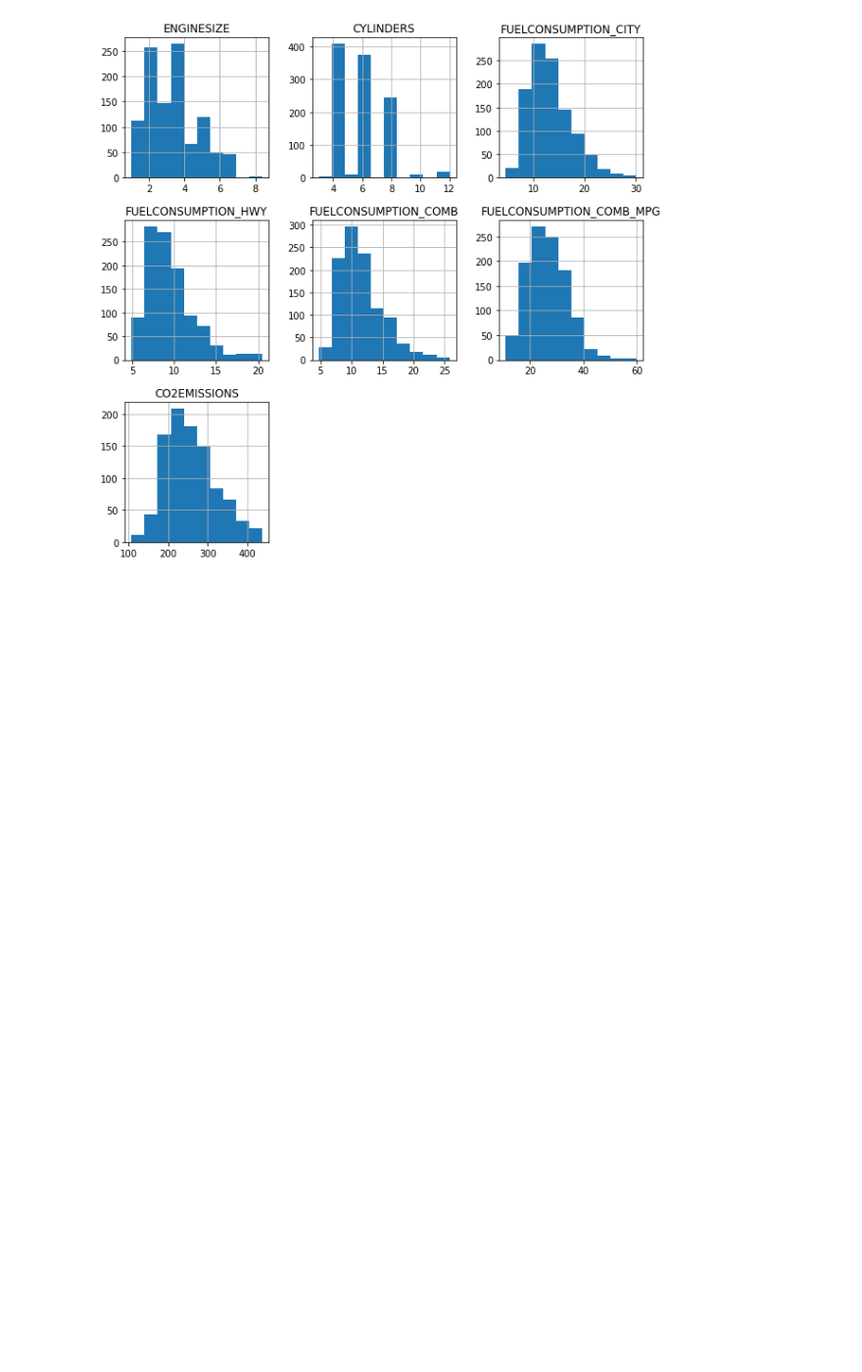
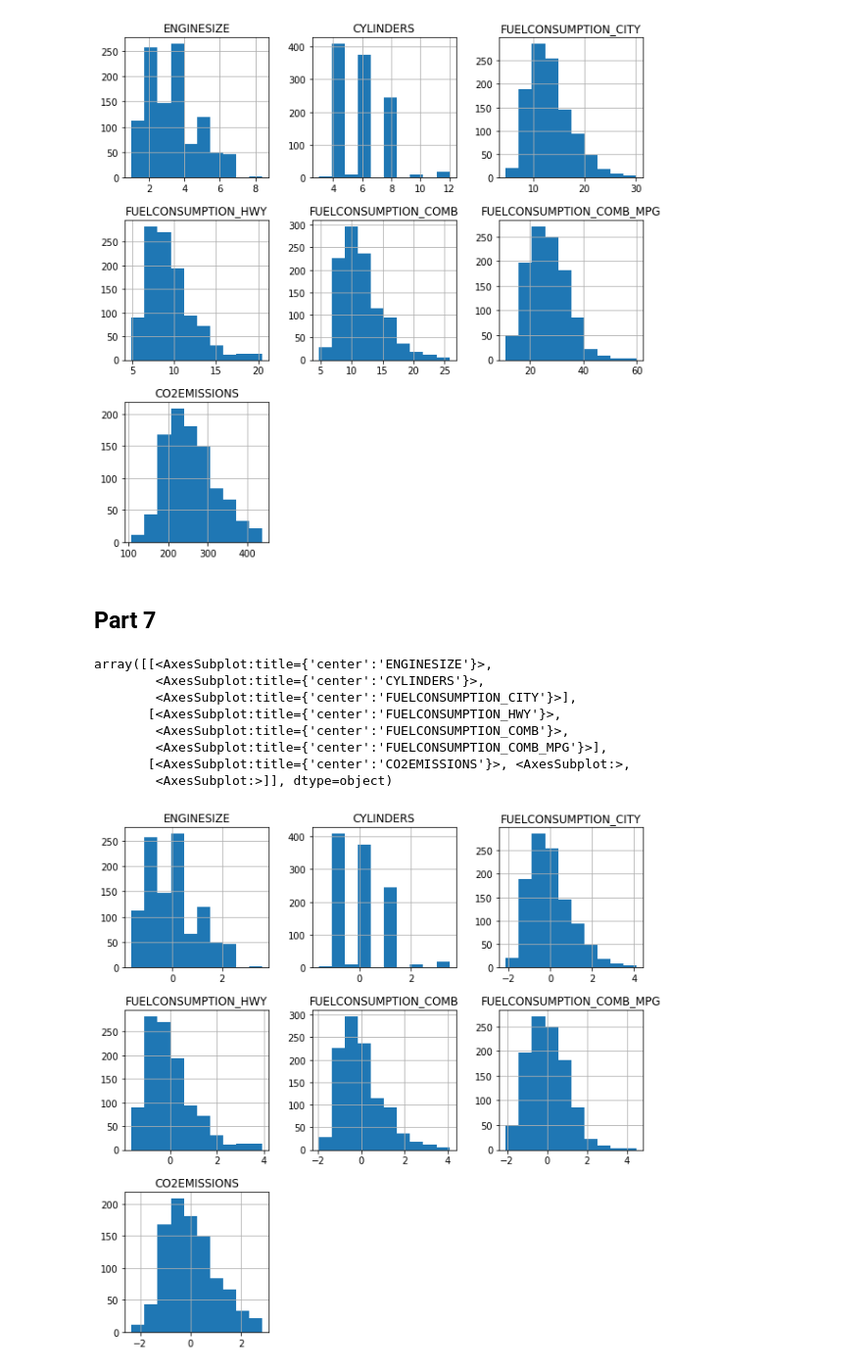
Before and after one commit to SM2A/Artificial_Intelligence_Course_Projects, a Jupyter notebook: CA0/Report.ipynb, the cells around one changed output. Shown: that part at 98% size. Saved outputs shown, nothing was run; the diff lists cells and outputs as text; code cells hidden in the pictures; blank space fills up the shorter version.

Commit message:
Part 7

```diff
--- a/CA0/Report.ipynb
+++ b/CA0/Report.ipynb
@@ -169,3 +169,38 @@ array([[<AxesSubplot:title={'center':'ENGINESIZE'}>,
        [<AxesSubplot:title={'center':'CO2EMISSIONS'}>, <AxesSubplot:>,
         <AxesSubplot:>]], dtype=object)
 [figure]
+# %% [markdown]
+## Part 7
+# %%
+normalized_data = initial_data
+normalized_data['ENGINESIZE'] = \
+    (initial_data['ENGINESIZE']-initial_data['ENGINESIZE'].mean())/initial_data['ENGINESIZE'].std()
+normalized_data['CYLINDERS'] = \
+    (initial_data['CYLINDERS']-initial_data['CYLINDERS'].mean())/initial_data['CYLINDERS'].std()
+normalized_data['FUELCONSUMPTION_CITY'] = \
+    (initial_data['FUELCONSUMPTION_CITY']-initial_data['FUELCONSUMPTION_CITY'].mean())\
+    /initial_data['FUELCONSUMPTION_CITY'].std()
+normalized_data['FUELCONSUMPTION_HWY'] = \
+    (initial_data['FUELCONSUMPTION_HWY']-initial_data['FUELCONSUMPTION_HWY'].mean())\
+    /initial_data['FUELCONSUMPTION_HWY'].std()
+normalized_data['FUELCONSUMPTION_COMB'] = \
+    (initial_data['FUELCONSUMPTION_COMB']-initial_data['FUELCONSUMPTION_COMB'].mean())\
+    /initial_data['FUELCONSUMPTION_COMB'].std()
+normalized_data['FUELCONSUMPTION_COMB_MPG'] = \
+    (initial_data['FUELCONSUMPTION_COMB_MPG']-initial_data['FUELCONSUMPTION_COMB_MPG'].mean())\
+    /initial_data['FUELCONSUMPTION_COMB_MPG'].std()
+normalized_data['CO2EMISSIONS'] = \
+    (initial_data['CO2EMISSIONS']-initial_data['CO2EMISSIONS'].mean())\
+    /initial_data['CO2EMISSIONS'].std()
+normalized_data.hist(column=['ENGINESIZE','CYLINDERS','FUELCONSUMPTION_CITY','FUELCONSUMPTION_HWY',
+                          'FUELCONSUMPTION_COMB','FUELCONSUMPTION_COMB_MPG','CO2EMISSIONS'],figsize=(10,10))
+# %% [output]
+array([[<AxesSubplot:title={'center':'ENGINESIZE'}>,
+        <AxesSubplot:title={'center':'CYLINDERS'}>,
+        <AxesSubplot:title={'center':'FUELCONSUMPTION_CITY'}>],
+       [<AxesSubplot:title={'center':'FUELCONSUMPTION_HWY'}>,
+        <AxesSubplot:title={'center':'FUELCONSUMPTION_COMB'}>,
+        <AxesSubplot:title={'center':'FUELCONSUMPTION_COMB_MPG'}>],
+       [<AxesSubplot:title={'center':'CO2EMISSIONS'}>, <AxesSubplot:>,
+        <AxesSubplot:>]], dtype=object)
+[figure, added]
```
Also changed, not shown: parts of 2 cells of this notebook, 1 other file.
